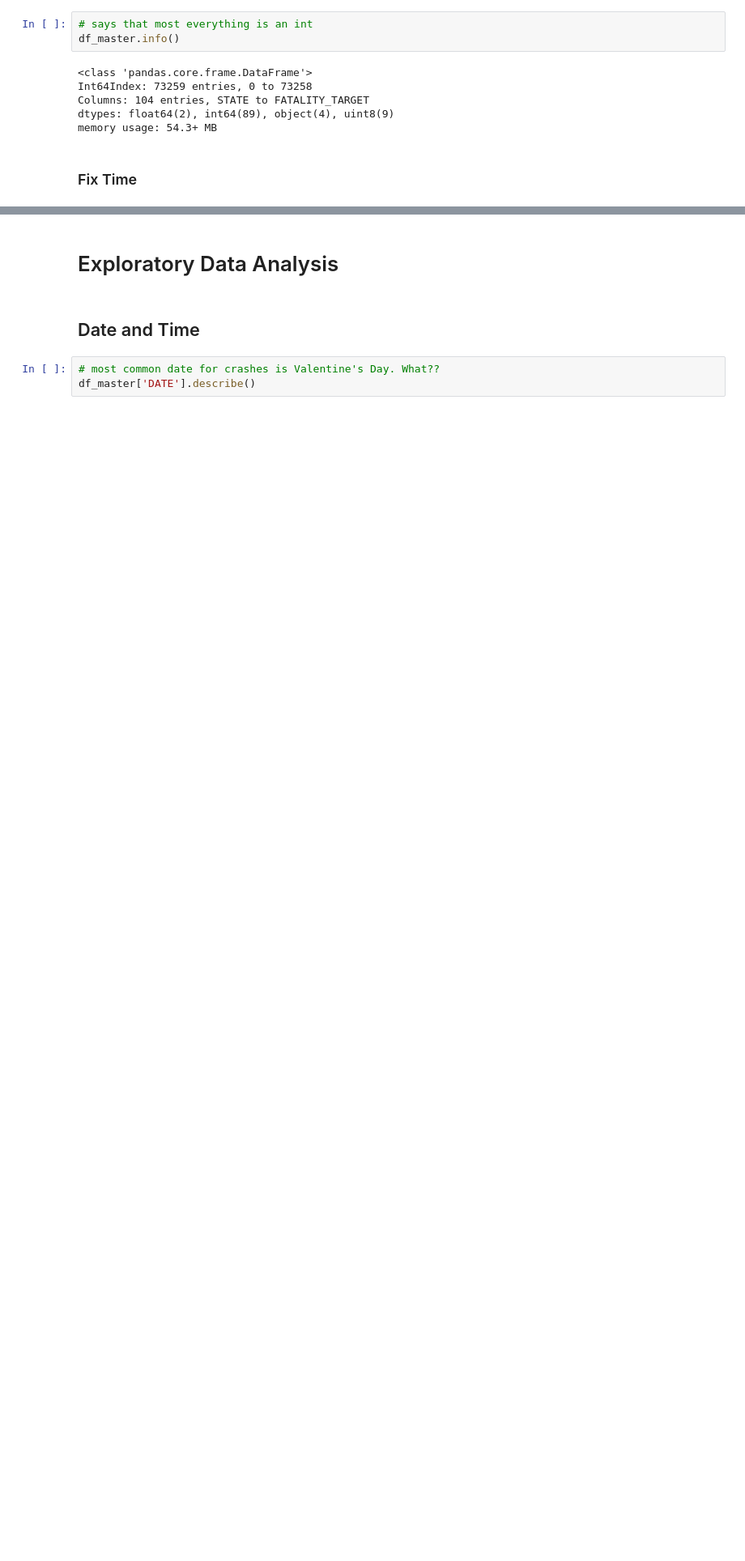
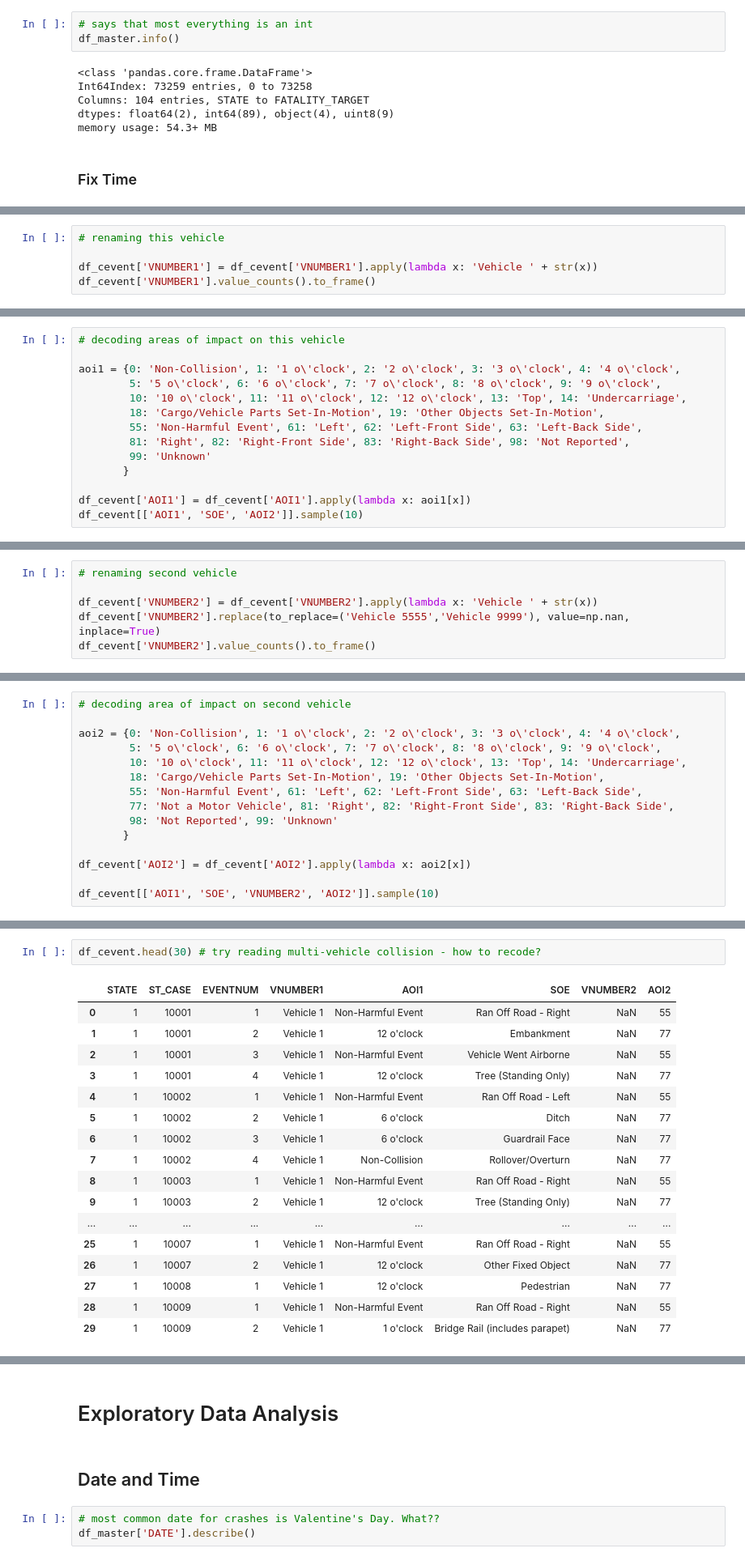
Before and after one commit to kjones5/metis_bootcamp, a Jupyter notebook: Project3_TrafficAccidentData/EDA_trafficfatalities.ipynb, the cells around one changed output, grey strips where cells are left out. Shown at 81% size. Cells and saved outputs as stored; diff of their text form; blank space fills up the shorter version.

```diff
--- a/Project3_TrafficAccidentData/EDA_trafficfatalities.ipynb
+++ b/Project3_TrafficAccidentData/EDA_trafficfatalities.ipynb
@@ -643,0 +776,5 @@ df_master[['DATE', 'DATE_TIME', 'DAY_WEEK']].sample(10)
+# %%
+# renaming this vehicle
+
+df_cevent['VNUMBER1'] = df_cevent['VNUMBER1'].apply(lambda x: 'Vehicle ' + str(x))
+df_cevent['VNUMBER1'].value_counts().to_frame()
@@ -643,0 +799,14 @@ df_master[['DATE', 'DATE_TIME', 'DAY_WEEK']].sample(10)
+# %%
+# decoding areas of impact on this vehicle
+
+aoi1 = {0: 'Non-Collision', 1: '1 o\'clock', 2: '2 o\'clock', 3: '3 o\'clock', 4: '4 o\'clock',
+        5: '5 o\'clock', 6: '6 o\'clock', 7: '7 o\'clock', 8: '8 o\'clock', 9: '9 o\'clock',
+        10: '10 o\'clock', 11: '11 o\'clock', 12: '12 o\'clock', 13: 'Top', 14: 'Undercarriage',
+        18: 'Cargo/Vehicle Parts Set-In-Motion', 19: 'Other Objects Set-In-Motion',
+        55: 'Non-Harmful Event', 61: 'Left', 62: 'Left-Front Side', 63: 'Left-Back Side',
+        81: 'Right', 82: 'Right-Front Side', 83: 'Right-Back Side', 98: 'Not Reported',
+        99: 'Unknown'
+       }
+
+df_cevent['AOI1'] = df_cevent['AOI1'].apply(lambda x: aoi1[x])
+df_cevent[['AOI1', 'SOE', 'AOI2']].sample(10)
@@ -643,0 +825,6 @@ df_master[['DATE', 'DATE_TIME', 'DAY_WEEK']].sample(10)
+# %%
+# renaming second vehicle
+
+df_cevent['VNUMBER2'] = df_cevent['VNUMBER2'].apply(lambda x: 'Vehicle ' + str(x))
+df_cevent['VNUMBER2'].replace(to_replace=('Vehicle 5555','Vehicle 9999'), value=np.nan, inplace=True)
+df_cevent['VNUMBER2'].value_counts().to_frame()
@@ -643,0 +837,15 @@ df_master[['DATE', 'DATE_TIME', 'DAY_WEEK']].sample(10)
+# %%
+# decoding area of impact on second vehicle
+
+aoi2 = {0: 'Non-Collision', 1: '1 o\'clock', 2: '2 o\'clock', 3: '3 o\'clock', 4: '4 o\'clock',
+        5: '5 o\'clock', 6: '6 o\'clock', 7: '7 o\'clock', 8: '8 o\'clock', 9: '9 o\'clock',
+        10: '10 o\'clock', 11: '11 o\'clock', 12: '12 o\'clock', 13: 'Top', 14: 'Undercarriage',
+        18: 'Cargo/Vehicle Parts Set-In-Motion', 19: 'Other Objects Set-In-Motion',
+        55: 'Non-Harmful Event', 61: 'Left', 62: 'Left-Front Side', 63: 'Left-Back Side',
+        77: 'Not a Motor Vehicle', 81: 'Right', 82: 'Right-Front Side', 83: 'Right-Back Side',
+        98: 'Not Reported', 99: 'Unknown'
+       }
+
+df_cevent['AOI2'] = df_cevent['AOI2'].apply(lambda x: aoi2[x])
+
+df_cevent[['AOI1', 'SOE', 'VNUMBER2', 'AOI2']].sample(10)
@@ -643,0 +885,20 @@ df_master[['DATE', 'DATE_TIME', 'DAY_WEEK']].sample(10)
+# %%
+df_cevent.head(30) # try reading multi-vehicle collision - how to recode?
+# %% [output]
+|  | STATE | ST_CASE | EVENTNUM | VNUMBER1 | AOI1 | SOE | VNUMBER2 | AOI2 |
+| 0 | 1 | 10001 | 1 | Vehicle 1 | Non-Harmful Event | Ran Off Road - Right | NaN | 55 |
+| 1 | 1 | 10001 | 2 | Vehicle 1 | 12 o'clock | Embankment | NaN | 77 |
+| 2 | 1 | 10001 | 3 | Vehicle 1 | Non-Harmful Event | Vehicle Went Airborne | NaN | 55 |
+| 3 | 1 | 10001 | 4 | Vehicle 1 | 12 o'clock | Tree (Standing Only) | NaN | 77 |
+| 4 | 1 | 10002 | 1 | Vehicle 1 | Non-Harmful Event | Ran Off Road - Left | NaN | 55 |
+| 5 | 1 | 10002 | 2 | Vehicle 1 | 6 o'clock | Ditch | NaN | 77 |
+| 6 | 1 | 10002 | 3 | Vehicle 1 | 6 o'clock | Guardrail Face | NaN | 77 |
+| 7 | 1 | 10002 | 4 | Vehicle 1 | Non-Collision | Rollover/Overturn | NaN | 77 |
+| 8 | 1 | 10003 | 1 | Vehicle 1 | Non-Harmful Event | Ran Off Road - Right | NaN | 55 |
+| 9 | 1 | 10003 | 2 | Vehicle 1 | 12 o'clock | Tree (Standing Only) | NaN | 77 |
+| ... | ... | ... | ... | ... | ... | ... | ... | ... |
+| 25 | 1 | 10007 | 1 | Vehicle 1 | Non-Harmful Event | Ran Off Road - Right | NaN | 55 |
+| 26 | 1 | 10007 | 2 | Vehicle 1 | 12 o'clock | Other Fixed Object | NaN | 77 |
+| 27 | 1 | 10008 | 1 | Vehicle 1 | 12 o'clock | Pedestrian | NaN | 77 |
+| 28 | 1 | 10009 | 1 | Vehicle 1 | Non-Harmful Event | Ran Off Road - Right | NaN | 55 |
+| 29 | 1 | 10009 | 2 | Vehicle 1 | 1 o'clock | Bridge Rail (includes parapet) | NaN | 77 |
```
Also changed, not shown: parts of 105 cells of this notebook, 3 other files.
